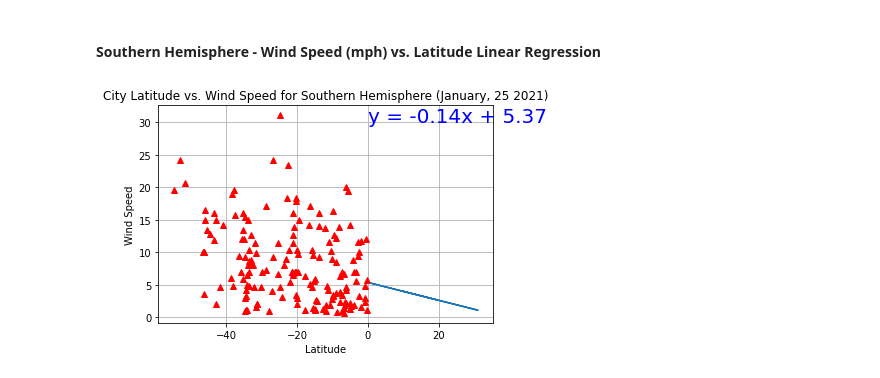
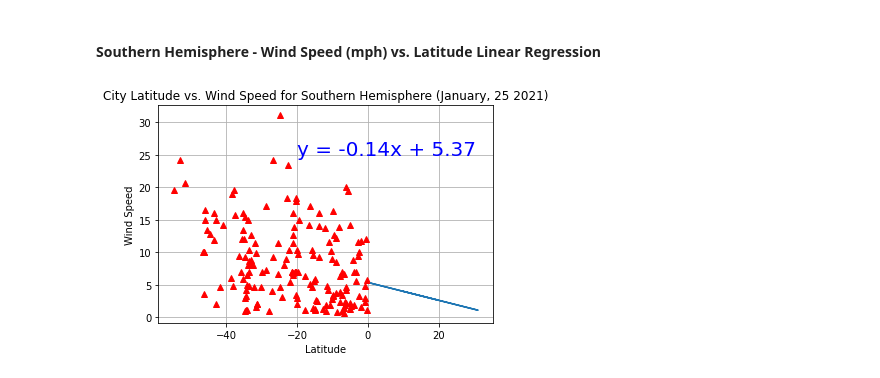
Before and after one commit to emmybsu/Python-API-Challenge, a Jupyter notebook: WeatherPY/WeatherPy Emily Cruz Week 6.ipynb, the cells around one changed output. Drawn from its saved outputs; the diff is of its cells as text; code cells hidden in the pictures.

```diff
--- a/WeatherPY/WeatherPy Emily Cruz Week 6.ipynb
+++ b/WeatherPY/WeatherPy Emily Cruz Week 6.ipynb
@@ -489,24 +489,24 @@ plt.show()
 # %%
 fig,ax = plt.subplots()
 ax.grid()
 (slope, intercept, rvalue, pvalue, stderr) = linregress( south['Lat'], south['Wind Speed'])
 
 plt.plot( south['Lat'], south['Wind Speed'], 'r^')
 line_eq = "y = " + str(round(slope,2)) + "x + " + str(round(intercept,2))
 #adds 'y' statement, location, and size to scatter plot
-plt.annotate(line_eq,(-20,0),fontsize=20,color="blue",)
+plt.annotate(line_eq,(-20,25),fontsize=20,color="blue",)
 
 #calculation for slope, creates slope line
 regress_values = [i *  slope + intercept for i in  south['Wind Speed']]
 
 #colors slope line
 plt.plot( south['Wind Speed'], regress_values)
 #labels chart
 plt.title('City Latitude vs. Wind Speed for Southern Hemisphere (January, 25 2021)')
 plt.xlabel('Latitude')
 
 plt.ylabel('Wind Speed')
 
 plt.show()
 # %% [output]
-[figure, old version]
+[figure, new version]
```
Also changed, not shown: 4 other files.
